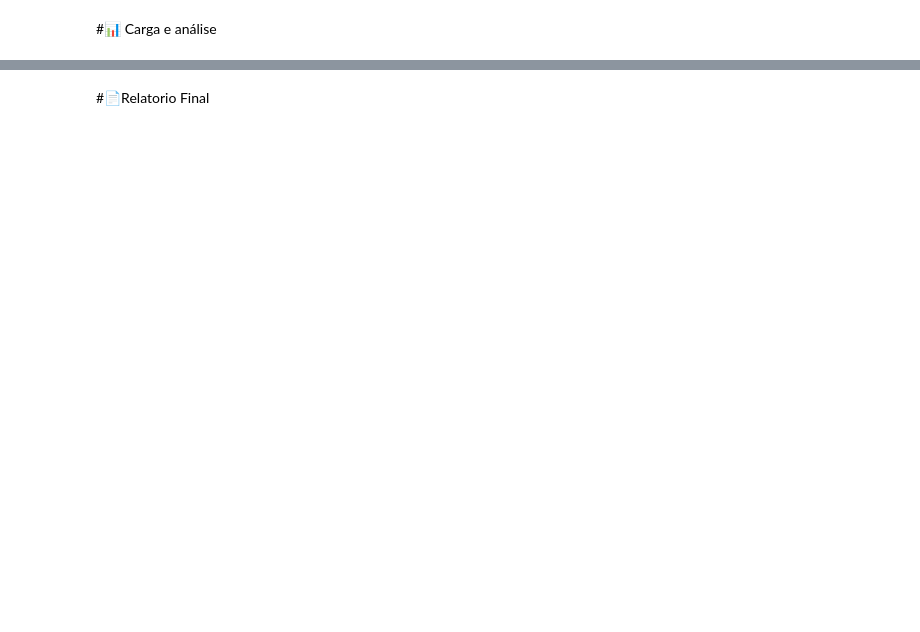
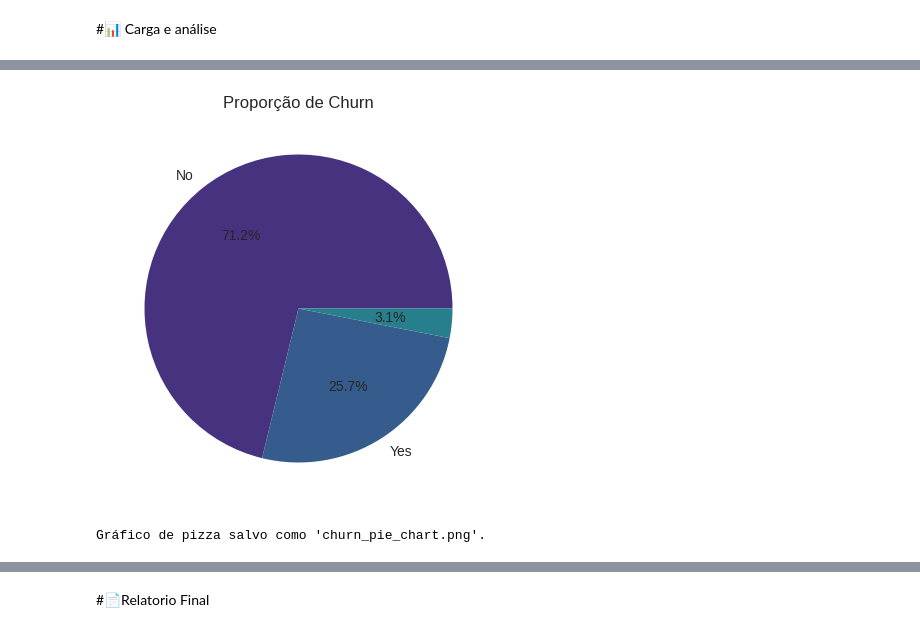
Before and after one commit to SergioCarmo-ro/desafio-Telecom-X, a Jupyter notebook: TelecomX_BR.ipynb, the cells around one changed output, grey strips where cells are left out. Drawn from its saved outputs; the diff is of its cells as text; code cells hidden in the pictures; blank space fills up the shorter version.

```diff
--- a/TelecomX_BR.ipynb
+++ b/TelecomX_BR.ipynb
@@ -64,0 +684,35 @@ df_normalizado
+# %%
+# Tentar carregar o arquivo limpo com Contas_Diarias
+try:
+    # Read the JSON file line by line and parse each line
+    with open('TelecomX_Data_With_Contas_Diarias.json', 'r') as f:
+        data = [json.loads(line) for line in f]
+    df = pd.DataFrame(data)
+except FileNotFoundError:
+    # Carregar da URL original, assumindo que está limpo
+    url = 'https://raw.githubusercontent.com/ingridcristh/challenge2-data-science/refs/heads/main/TelecomX_Data.json'
+    response = requests.get(url)
+    data = response.json()
+    df = pd.DataFrame(data)
+    # Adicionar Contas_Diarias se não estiver presente
+    monthly_column = None
+    for col in df.columns:
+        if 'valor_mensal' in col.lower() or 'faturamento' in col.lower() or 'monthly' in col.lower():
+            monthly_column = col
+            break
+    if monthly_column:
+        df['Contas_Diarias'] = df[monthly_column] / 30
+    else:
+        raise ValueError("Coluna de faturamento mensal não encontrada.")
+
+# Visualizar as primeiras linhas
+print("Primeiras 5 linhas do DataFrame:")
+print(df.head())
+
+# Verificar colunas disponíveis
+print("\nColunas disponíveis:")
+print(df.columns)
+
+# Informações gerais
+print("\nInformações gerais do DataFrame:")
+print(df.info())
@@ -64,0 +1093,12 @@ df_normalizado
+# %%
+# Gráfico de pizza
+plt.figure(figsize=(8, 5))
+churn_proportions = df['Churn'].value_counts(normalize=True) * 100
+plt.pie(churn_proportions, labels=churn_proportions.index, autopct='%1.1f%%', colors=sns.color_palette('viridis'))
+plt.title('Proporção de Churn')
+plt.savefig('churn_pie_chart.png')
+plt.show()
+print("Gráfico de pizza salvo como 'churn_pie_chart.png'.")
+# %% [output]
+[figure, added]
+Gráfico de pizza salvo como 'churn_pie_chart.png'.
```
Also changed, not shown: parts of 94 cells of this notebook.
